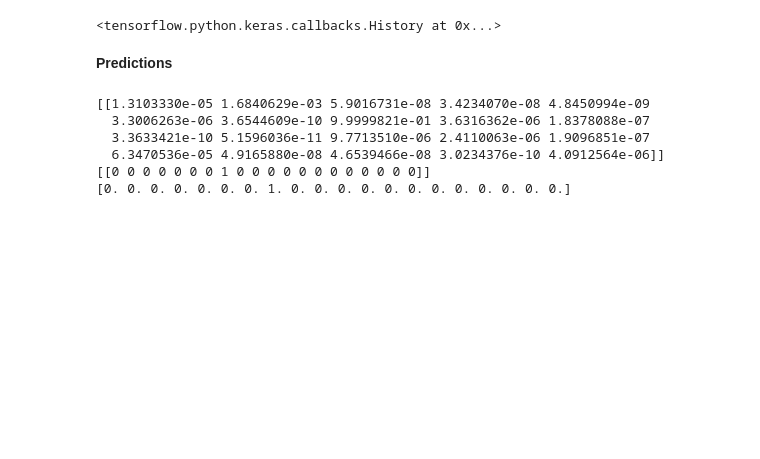
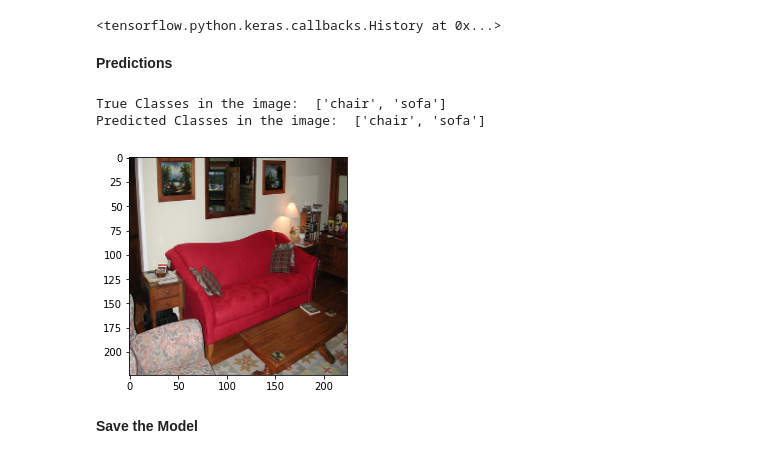
Before and after one commit to vipul43/image_description, a Jupyter notebook: MutliModalClassification.ipynb, the cells around one changed output. Saved outputs shown, nothing was run; the diff lists cells and outputs as text; code cells hidden in the pictures; blank space fills up the shorter version.

```diff
--- a/MutliModalClassification.ipynb
+++ b/MutliModalClassification.ipynb
@@ -355,20 +388,26 @@ Epoch 100/100
 # %% [markdown]
 **Predictions**
 # %%
-i = np.random.randint(0,len(TrainX1))
-sampleX1 = np.expand_dims(TrainX1[i], axis=0)
-sampleX2 = np.expand_dims(TrainX2[i], axis=0)
-
-pred_y = finalModel.predict([sampleX1, sampleX2])
-true_y = TrainY[i]
-y = (pred_y > 0.5).astype(int)
-print(pred_y)
-print(y)
-print(true_y)
+rnd = np.random.randint(0, len(TrainX1))
+sampleX1 = np.expand_dims(TrainX1[rnd], axis=0)
+sampleX2 = np.expand_dims(TrainX2[rnd], axis=0)
+label = TrainY[rnd]
+pred = finalModel.predict([sampleX1, sampleX2])[0]
+pred = (pred > 0.5)
+pred = pred.astype(int)
+plt.imshow(TrainX1[rnd])
+true = []
+approx = []
+for i in range(20):
+  if label[i] == 1:
+    true.append(rever_dict_classes[i])
+  if pred[i] == 1:
+    approx.append(rever_dict_classes[i])
+print("True Classes in the image: ", true)
+print("Predicted Classes in the image: ", approx)
 # %% [output]
-[[1.3103330e-05 1.6840629e-03 5.9016731e-08 3.4234070e-08 4.8450994e-09
-  3.3006263e-06 3.6544609e-10 9.9999821e-01 3.6316362e-06 1.8378088e-07
-  3.3633421e-10 5.1596036e-11 9.7713510e-06 2.4110063e-06 1.9096851e-07
-  6.3470536e-05 4.9165880e-08 4.6539466e-08 3.0234376e-10 4.0912564e-06]]
-[[0 0 0 0 0 0 0 1 0 0 0 0 0 0 0 0 0 0 0 0]]
-[0. 0. 0. 0. 0. 0. 0. 1. 0. 0. 0. 0. 0. 0. 0. 0. 0. 0. 0. 0.]
+True Classes in the image:  ['chair', 'sofa']
+Predicted Classes in the image:  ['chair', 'sofa']
+[figure, added]
+# %% [markdown]
+**Save the Model**
```
Also changed, not shown: parts of 6 cells of this notebook.
